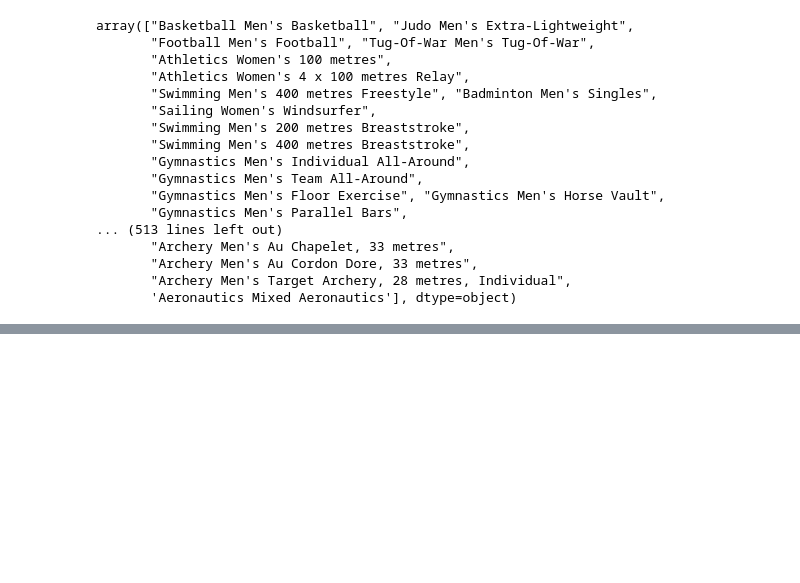
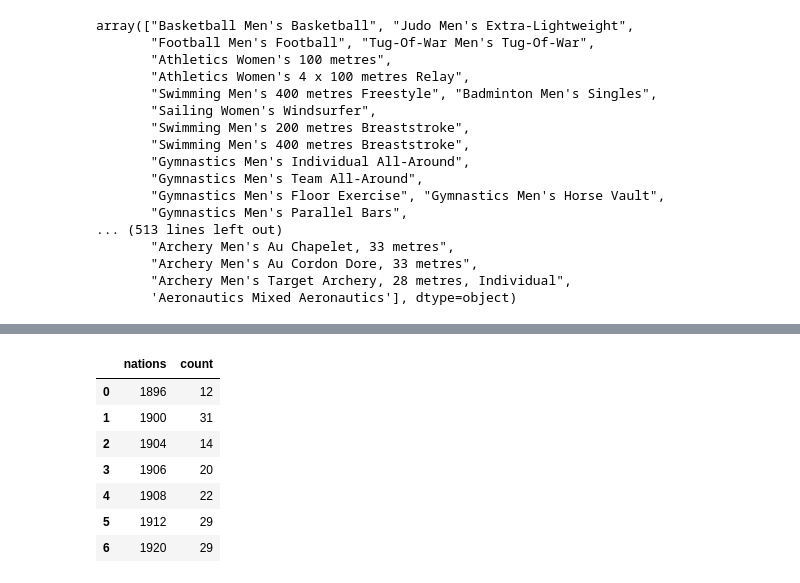
Before and after one commit to Shrikantlala24/Olympics_Data_analysis, a Jupyter notebook: Project_Notebook.ipynb, the cells around one changed output, grey strips where cells are left out. Cells and saved outputs as stored; diff of their text form; code cells hidden in the pictures; blank space fills up the shorter version.

```diff
--- a/Project_Notebook.ipynb
+++ b/Project_Notebook.ipynb
@@ -25,8 +25,8 @@ This dataset contains historical Olympic records and is commonly split into two
 
 Together, these files support analysis of participation trends, gender distribution, sport/event popularity, and medal outcomes over time.
 # %%
-athletes = pd.read_csv("Data/athlete_events.csv")
-athletes.head()
+athlete_df = pd.read_csv("Data/athlete_events.csv")
+athlete_df.head()
 # %% [output]
 |  | ID | Name | Sex | Age | Height | Weight | Team | NOC | Games | Year | Season | ... |
 | 0 | 1 | A Dijiang | M | 24.0 | 180.0 | 80.0 | China | CHN | 1992 Summer | 1992 | Summer | ... |
@@ -98,7 +98,7 @@ memory usage: 31.0+ MB
 # %% [markdown]
 > We'll only analyze summer olympics ✅ not winter olympics ❌
 # %%
-df = athletes[athletes['Season'] == "Summer"]
+df = athlete_df[athlete_df['Season'] == "Summer"]
 df.head()
 # %% [output]
 |  | ID | Name | Sex | Age | Height | Weight | Team | NOC | Games | Year | Season | ... |
@@ -414,0 +453,13 @@ array(["Basketball Men's Basketball", "Judo Men's Extra-Lightweight",
+# %%
+nations_per_year = df.drop_duplicates(['Year', 'region'])['Year'].value_counts().sort_index().reset_index()
+nations_per_year.rename(columns={'index':'Year', 'Year':'nations'}, inplace=True)
+nations_per_year.head(7)
+# %% [output]
+|  | nations | count |
+| 0 | 1896 | 12 |
+| 1 | 1900 | 31 |
+| 2 | 1904 | 14 |
+| 3 | 1906 | 20 |
+| 4 | 1908 | 22 |
+| 5 | 1912 | 29 |
+| 6 | 1920 | 29 |
```
Also changed, not shown: parts of 5 cells of this notebook, 1 other file.
